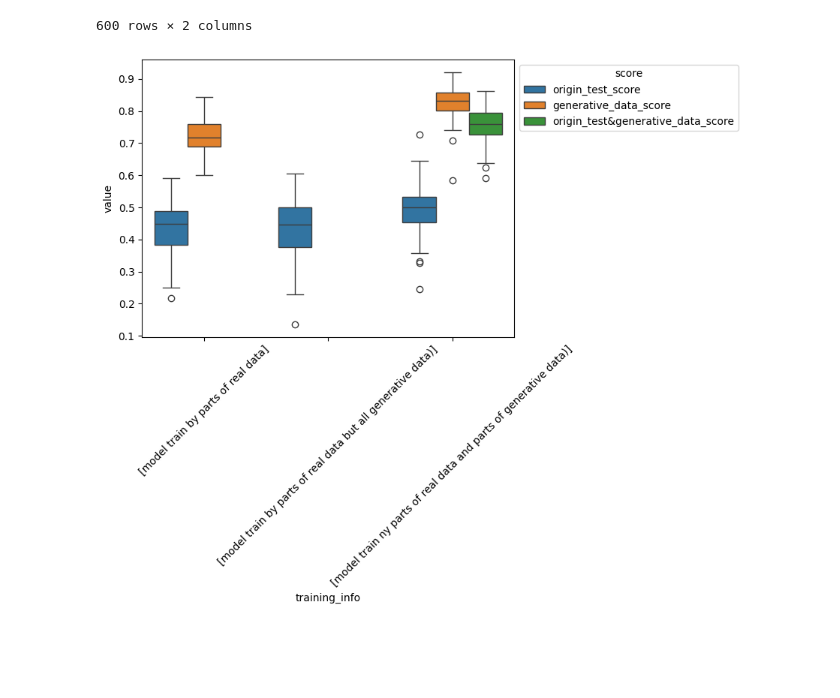
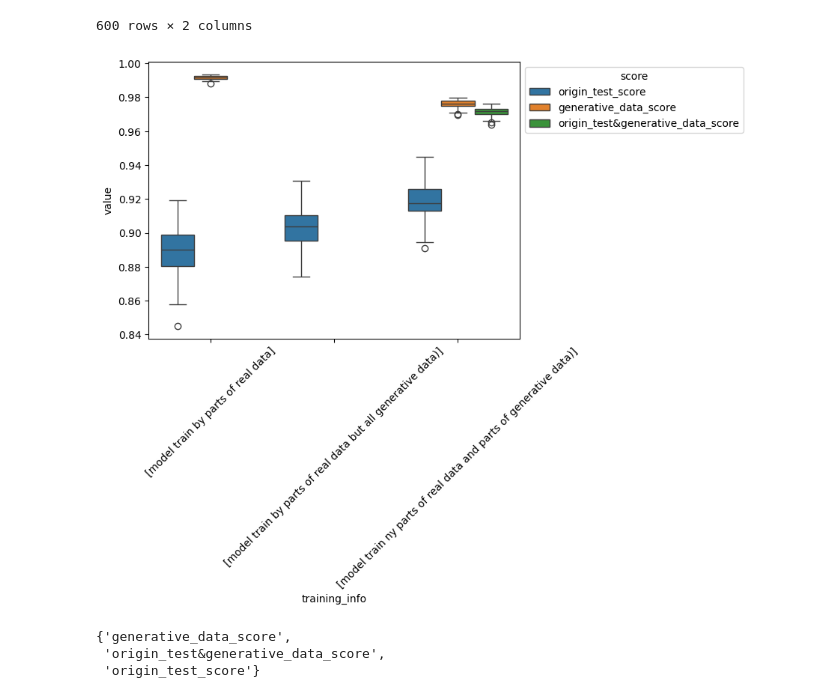
Before and after one commit to DanyelleJhang/FST, a Jupyter notebook: synthesis3.ipynb, the cells around one changed output. Drawn from its saved outputs; the diff is of its cells as text; code cells hidden in the pictures; blank space fills up the shorter version.

```diff
--- a/synthesis3.ipynb
+++ b/synthesis3.ipynb
@@ -249,10 +265,12 @@ experiment_result = pd.concat([experiment_data,experiment_data_info],axis=1)
 # %%
+#experiment_result= pd.read_csv("C:/Users/foresight_User/Data/測試資料/VISERA_170_gerative_results.csv",sep="\t")
+experiment_result= pd.read_csv("C:/Users/foresight_User/Desktop/公司文件/4.CIT季賽/測試資料/wb_gerative_results.csv",sep="\t")
 import seaborn as sns
 ax = sns.boxplot(data=experiment_result, x="training_info", y="value", hue="score")
 sns.move_legend(ax, "upper left", bbox_to_anchor=(1, 1))
 ax.tick_params(axis='x', rotation=45)
 # %% [output]
-[figure, old version]
+[figure, new version]
 # %%
 #experiment_result.to_csv("C:/Users/foresight_User/Data/測試資料/VISERA_170_gerative_results.csv",sep="\t",index=False)
 # %%
@@ -259,0 +280,6 @@ experiment_result.to_csv("C:/Users/foresight_User/Desktop/公司文件/4.CIT季
+# %%
+set(experiment_result.score)
+# %% [output]
+{'generative_data_score',
+ 'origin_test&generative_data_score',
+ 'origin_test_score'}
```
Also changed, not shown: parts of 13 cells of this notebook, 3 other files.
